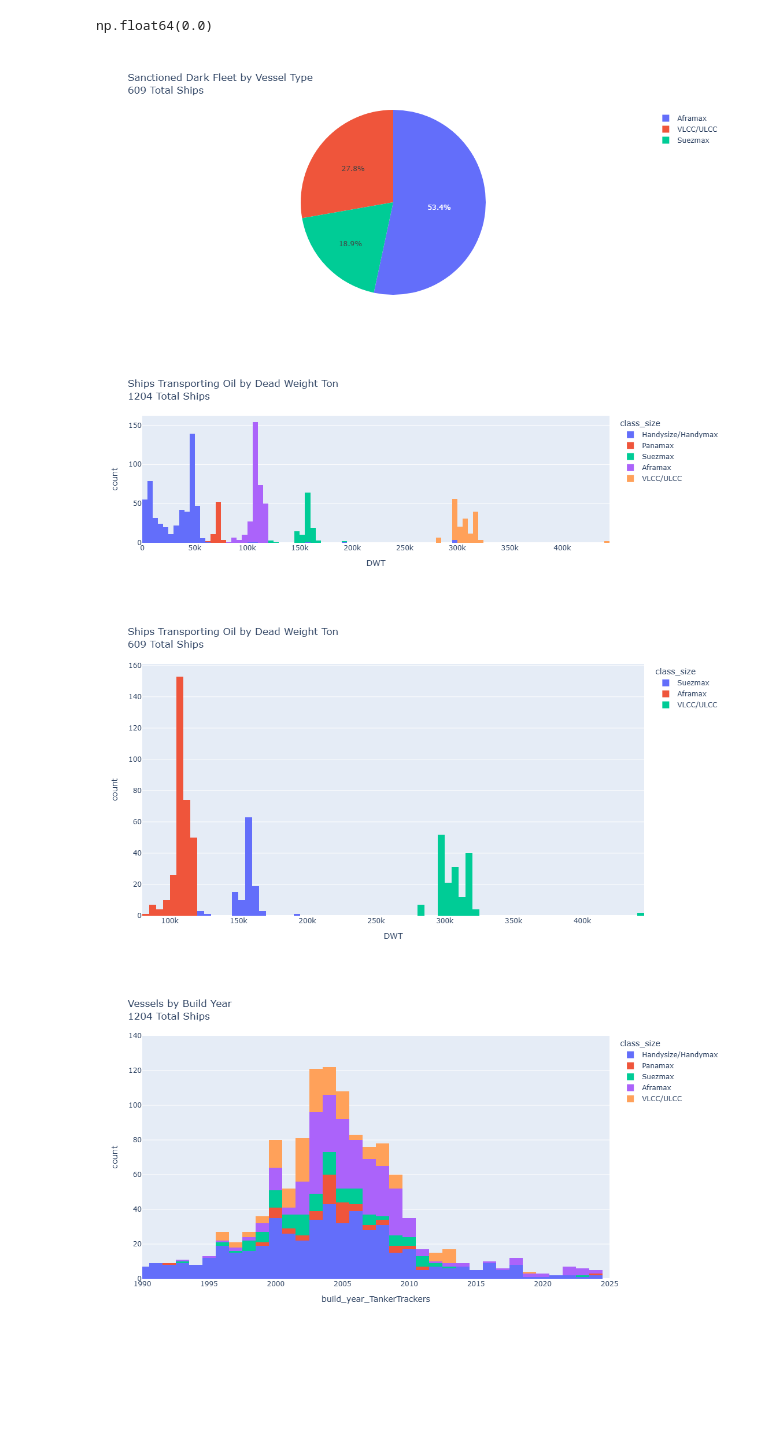
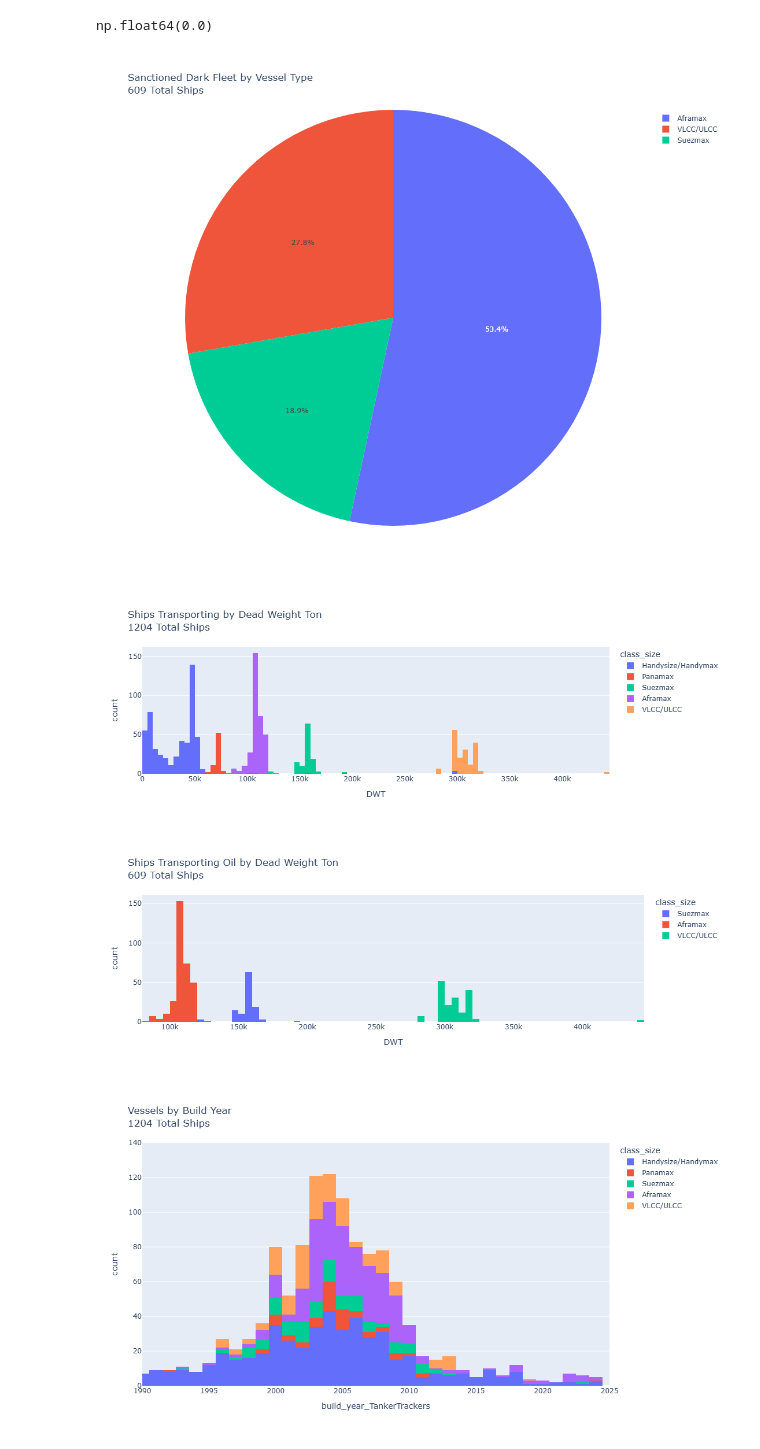
Before and after one commit to mjm286/vie_project, a Jupyter notebook: sanction_dark_fleet_eda.ipynb, the cells around one changed output. Saved outputs shown, nothing was run; the diff lists cells and outputs as text; code cells hidden in the pictures; blank space fills up the shorter version.

```diff
--- a/sanction_dark_fleet_eda.ipynb
+++ b/sanction_dark_fleet_eda.ipynb
@@ -38,7 +38,7 @@ f"tanker tracker count: {sanction_fleet.shape}"
 sanctioned data (1209, 7)
 'tanker tracker count: (1209, 9)'
 # %%
-vessels = pd.read_excel('Book1.xlsx')
+vessels = pd.read_excel('dark_fleet_class_size.xlsx')
 vessels
 # %% [output]
 |  | name | class_size | flag |
@@ -198,30 +197,30 @@ np.float64(0.0)
 # %%
 pie_chart = oil_ships.groupby(['class_size']).count()
 
 pie_chart = pie_chart.reset_index()
 pie_chart = pie_chart.rename(columns={'name':'total_vessels'})
 fig = px.pie(pie_chart, values='total_vessels', names='class_size', title=f"Sanctioned Dark Fleet by Vessel Type <br>{oil_ships.shape[0]} Total Ships")
-fig.update_layout(width=500, height=500)
+fig.update_layout(width=900, height=900)
 fig.show()
 fig.write_html("oil_piechart_interactive_plot.html")
 # %% [output]
-[figure, old version]
+[figure, new version]
 # %%
-fig = px.histogram(df, x="DWT", color="class_size", nbins=100, title=f"Ships Transporting Oil by Dead Weight Ton <br>"
+fig = px.histogram(df, x="DWT", color="class_size", nbins=100, title=f"Ships Transporting by Dead Weight Ton <br>"
                                                                             f"{df.shape[0]} Total Ships")
-fig.update_layout(width=900, height=400)
+fig.update_layout(width=1000, height=400)
 fig.show()
-# fig.write_html("all_ships_dwt_interactive_plot.html")
+fig.write_html("all_ships_dwt_interactive_plot.html")
 # %% [output]
-[figure, old version]
+[figure, new version]
 # %%
 fig = px.histogram(oil_ships, x="DWT", color="class_size", nbins=100, title=f"Ships Transporting Oil by Dead Weight Ton <br>"
                                                                             f"{oil_ships.shape[0]} Total Ships")
-fig.update_layout(width=1200, height=600)
+fig.update_layout(width=1000, height=400)
 fig.show()
 fig.write_html("oil_ships_dwt_interactive_plot.html")
 # %% [output]
-[figure, old version]
+[figure, new version]
 # %%
 fig = px.histogram(df, x="build_year_TankerTrackers", color="class_size", nbins=100, title=f"Vessels by Build Year <br>"
                                                                             f"{df.shape[0]} Total Ships")
```
Also changed, not shown: parts of 3 cells of this notebook.
